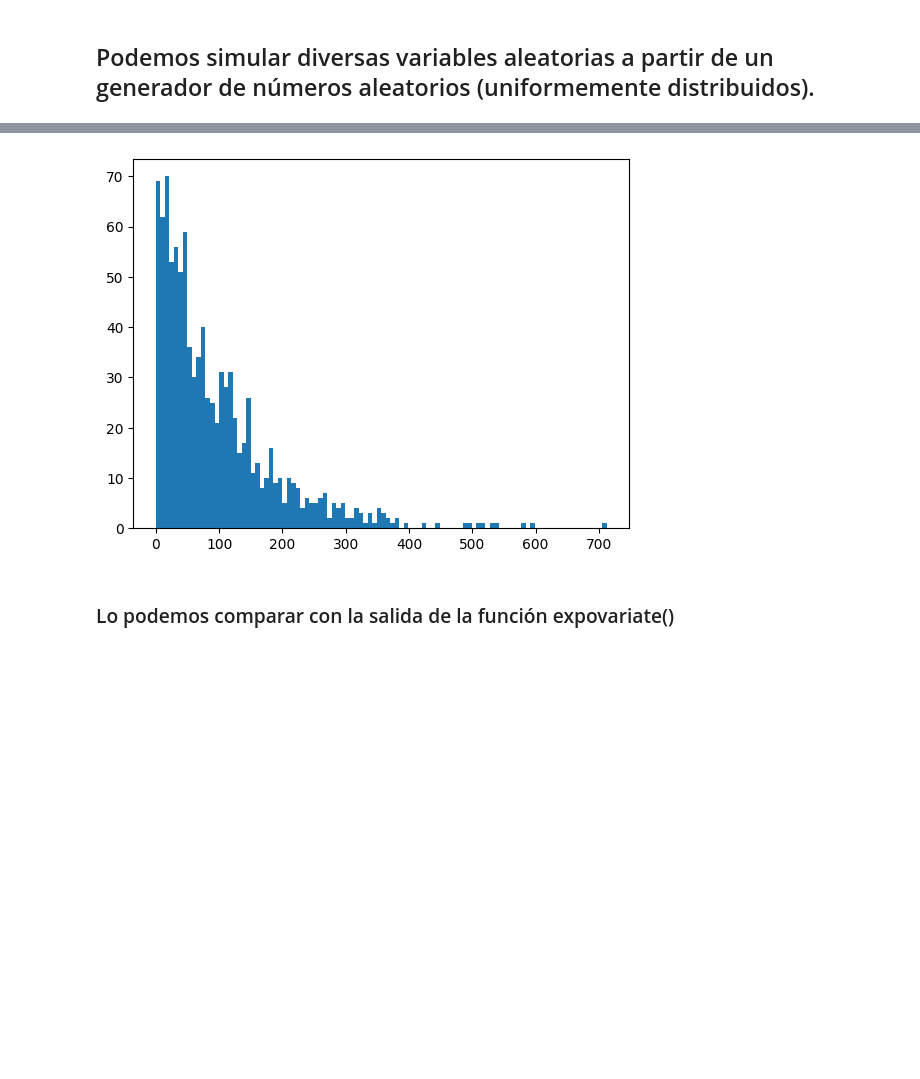
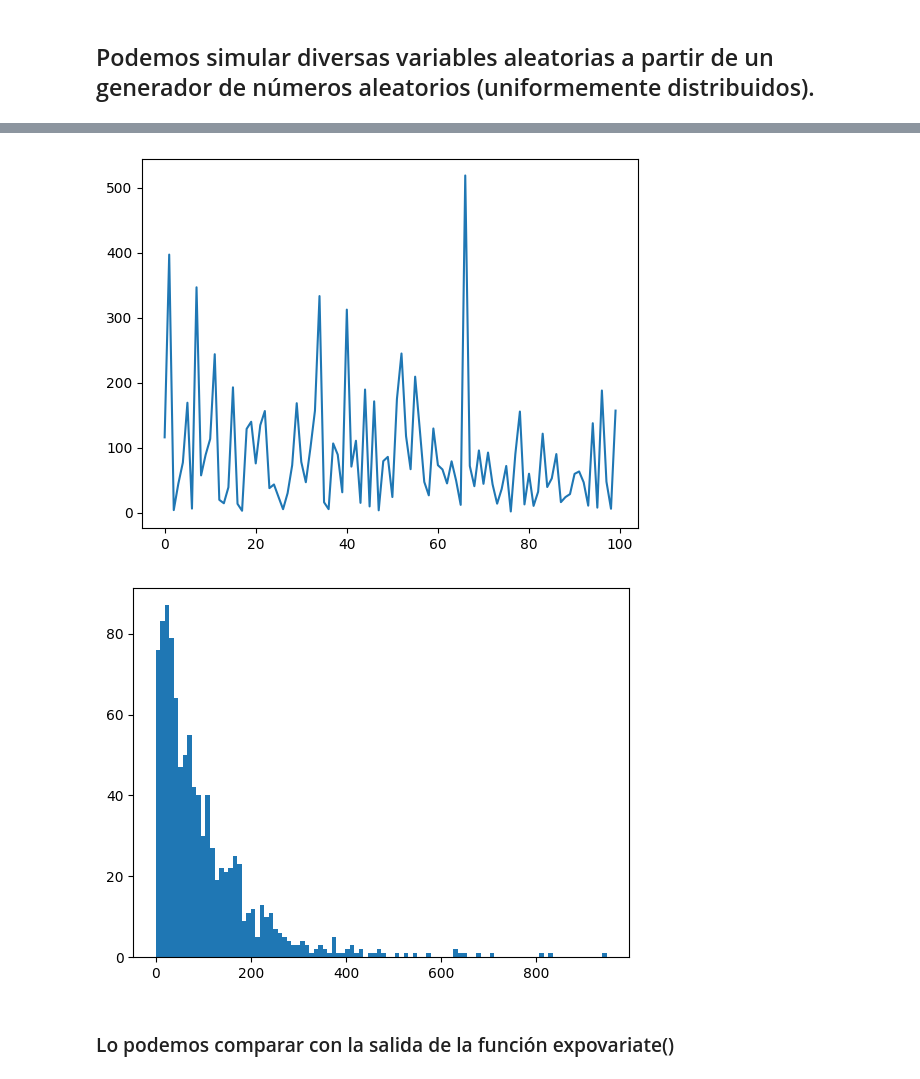
Before and after one commit to MartaPCastillo/Simulaci-n-I-, a Jupyter notebook: Generación_de_Variables_Aleatorias.ipynb, the cells around one changed output, grey strips where cells are left out. Cells and saved outputs as stored; diff of their text form; code cells hidden in the pictures; blank space fills up the shorter version.

```diff
--- a/Generación_de_Variables_Aleatorias.ipynb
+++ b/Generación_de_Variables_Aleatorias.ipynb
@@ -833,16 +433,0 @@ plt.step(X,Y)
-# %%
-#Generamos una lista de números aleatorios que siguen la distribución exponencial.
-
-#nums = []
-n=100
-lamb = 2                                    # Párametro de la función exponencial
-L = -1.0/lamb #inversa de lambda
-
-for i in range(n):
-    u=random.random()
-    print(L*np.log(u))
-    #temp = L*np.log(random.random())            # Pasos 1 y 2
-    #nums.append(temp)
-
-#plt.plot(nums)
-#plt.show()
@@ -849,3 +456,18 @@ for i in range(n):
+# %%
+#Generamos una lista de números aleatorios que siguen la distribución exponencial.
+
+nums = []
+lamb = 0.01                                     # Párametro de la función exponencial
+L = -1.0/lamb #inversa de lambda
+
+for i in range(100):
+    temp = L*np.log(random.random())            # Pasos 1 y 2
+    nums.append(temp)
+
+plt.plot(nums)
+plt.show()
+# %% [output]
+[figure, added]
 # %%
 nums = []
 lamb = 0.01                                     # Párametro de la función exponencial
@@ -858,7 +480,7 @@ for i in range(1000):
 plt.hist(nums, bins = 100)
 plt.show()
 # %% [output]
-[figure, old version]
+[figure, new version]
 # %% [markdown]
 ### Lo podemos comparar con la salida de la función expovariate()
 # %%
```
Also changed, not shown: parts of 90 cells of this notebook.
